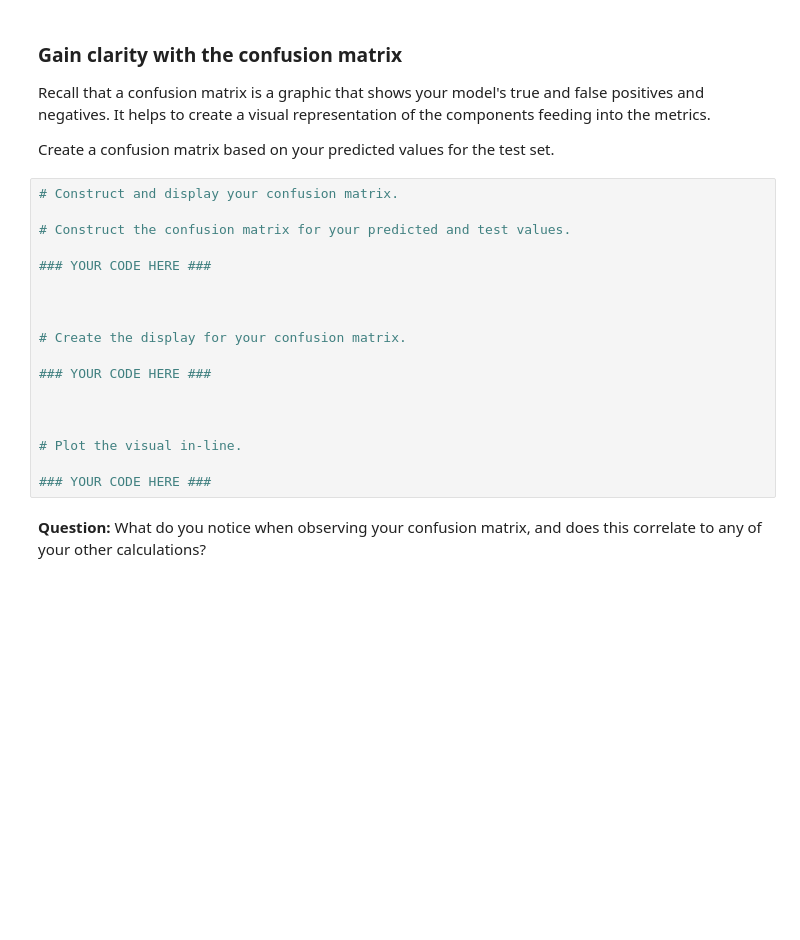
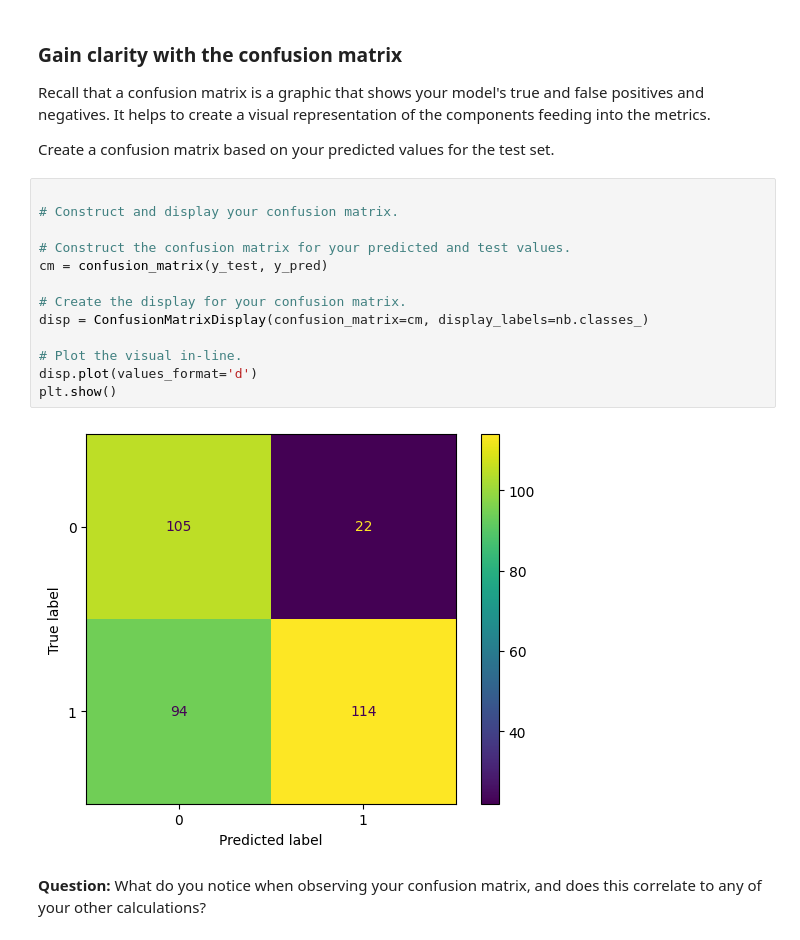
Before and after one commit to dyyland23-glitch/Perform-feature-engineering, a Jupyter notebook: Activity_Build a Naive Bayes model.ipynb, the cells around one changed output. Cells and saved outputs as stored; diff of their text form; blank space fills up the shorter version.

```diff
--- a/Activity_Build a Naive Bayes model.ipynb
+++ b/Activity_Build a Naive Bayes model.ipynb
@@ -197,23 +195,20 @@ Recall that a confusion matrix is a graphic that shows your model's true and fal
 
 Create a confusion matrix based on your predicted values for the test set.
 # %%
+
 # Construct and display your confusion matrix.
 
 # Construct the confusion matrix for your predicted and test values.
-
-### YOUR CODE HERE ###
-
-
+cm = confusion_matrix(y_test, y_pred)
 
 # Create the display for your confusion matrix.
-
-### YOUR CODE HERE ###
-
-
+disp = ConfusionMatrixDisplay(confusion_matrix=cm, display_labels=nb.classes_)
 
 # Plot the visual in-line.
-
-### YOUR CODE HERE ###
+disp.plot(values_format='d')
+plt.show()
+# %% [output]
+[figure, added]
 # %% [markdown]
 **Question:** What do you notice when observing your confusion matrix, and does this correlate to any of your other calculations?
 # %% [markdown]
```
Also changed, not shown: parts of 1 cell of this notebook.
